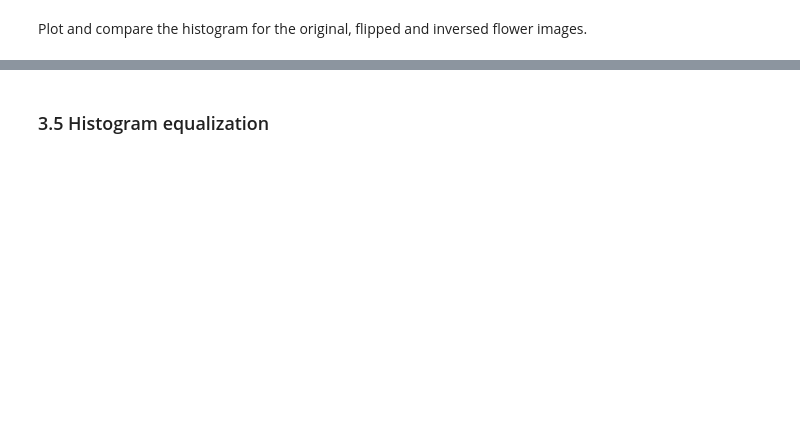
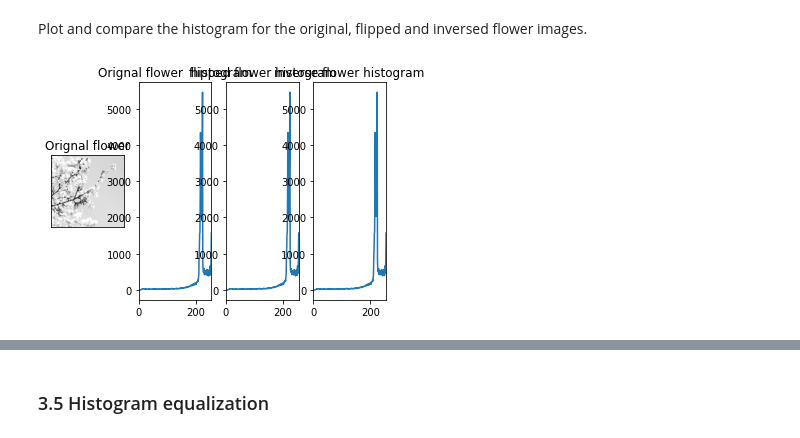
Before and after one commit to liam-michel/ai-labs, a Jupyter notebook: COM2028_Week_7_Lab_ImgProcessing.ipynb, the cells around one changed output, grey strips where cells are left out. Saved outputs shown, nothing was run; the diff lists cells and outputs as text; code cells hidden in the pictures; blank space fills up the shorter version.

```diff
--- a/COM2028_Week_7_Lab_ImgProcessing.ipynb
+++ b/COM2028_Week_7_Lab_ImgProcessing.ipynb
@@ -476,6 +487,10 @@ flower = gray.copy()
 hist = np.zeros(256)
 hist_flipped = np.zeros(256)
 hist_inverse = np.zeros(256)
+
+flipped_vertical_arr = flower[::-1, :]
+inverse = flower[::-1, ::-1]
+
 
 for (x,y),value in np.ndenumerate(flower.astype(np.uint8)):
     hist[int(value)] = hist[int(value)]+1
@@ -489,30 +504,32 @@ for (x,y),value in np.ndenumerate(inverse.astype(np.uint8)):
 
 #show the images
 fig = plt.figure(0)
 plt.subplot(141)
 plt.imshow(flower.astype(np.uint8), cmap="gray")
 plt.title('Orignal flower')
 plt.xticks([])
 plt.yticks([])
 
 
 plt.subplot(142)
 plt.xlim([0,255])
 plt.plot(hist)
 plt.title('Orignal flower  histogram')
 
 #show the images
 plt.subplot(143)
 plt.xlim([0,255])
 plt.plot(hist_flipped)
 plt.title('flipped flower histogram')
 
 #show the images
 plt.subplot(144)
 plt.xlim([0,255])
 plt.plot(hist_inverse)
 plt.title('inverse flower histogram')
 
 
 
 plt.show()
+# %% [output]
+[figure, added]
```
Also changed, not shown: parts of 7 cells of this notebook.
